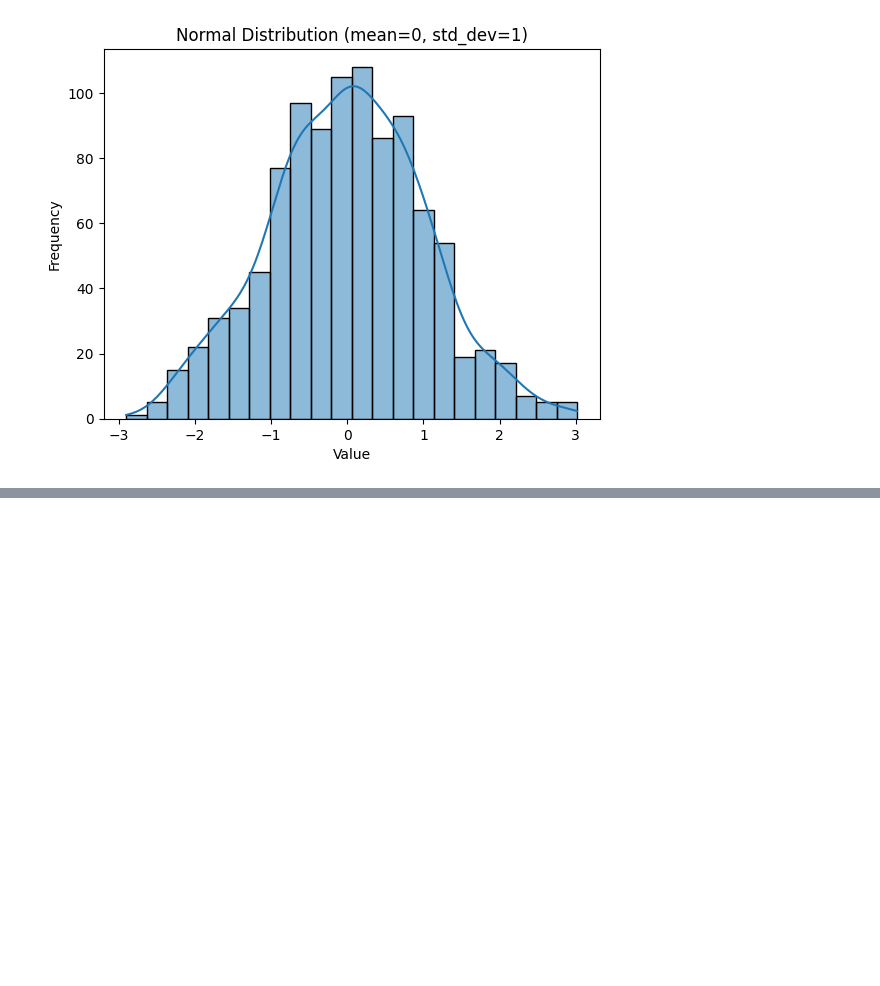
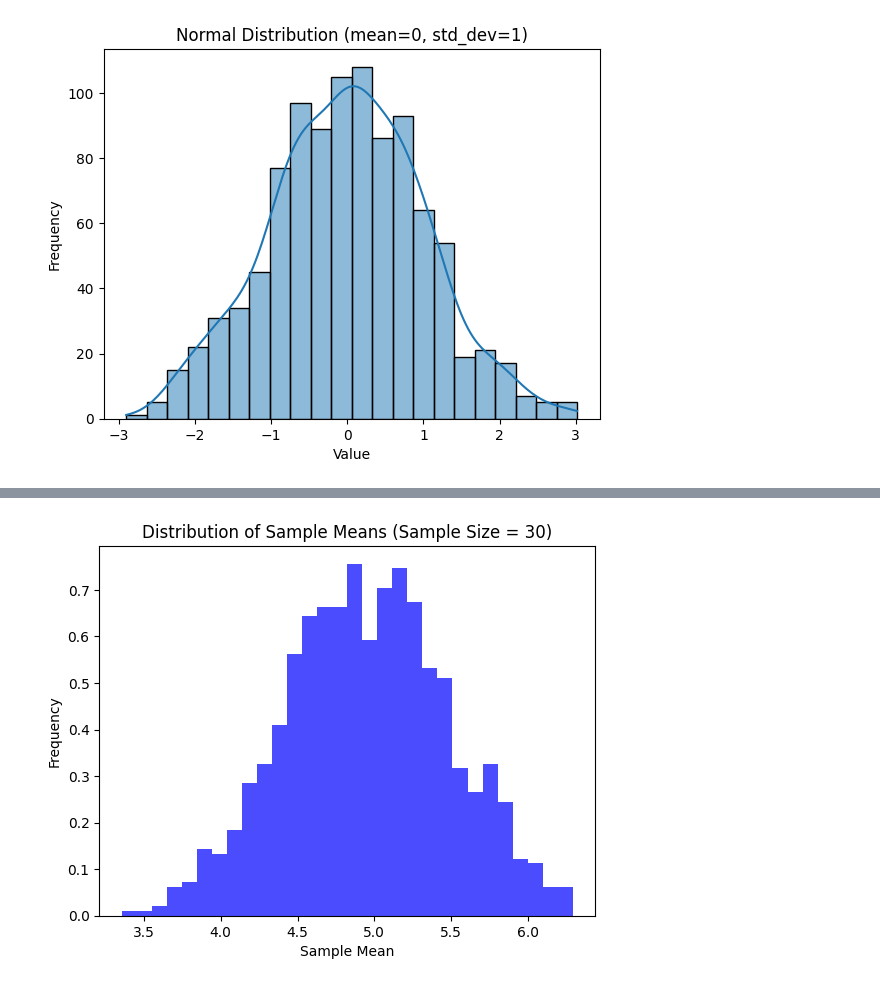
Before and after one commit to ritik-3/statistic-lerarning, a Jupyter notebook: main.ipynb, the cells around one changed output, grey strips where cells are left out. Cells and saved outputs as stored; diff of their text form; code cells hidden in the pictures; blank space fills up the shorter version.

```diff
--- a/main.ipynb
+++ b/main.ipynb
@@ -288,0 +297,32 @@ plt.show()
+# %%
+# Function to demonstrate the Central Limit Theorem
+def central_limit_theorem(population, sample_size, num_samples):
+    sample_means = []
+
+    # Generate multiple samples from the population and calculate their means
+    for _ in range(num_samples):
+        sample = np.random.choice(population, size=sample_size)
+        sample_means.append(np.mean(sample))
+
+    return sample_means
+
+# Create a population that is not normally distributed (e.g., uniform)
+population = np.random.uniform(low=0, high=10, size=10000)
+
+# Set the sample size and number of samples
+sample_size = 30
+num_samples = 1000
+
+# Get the sample means using the central limit theorem function
+sample_means = central_limit_theorem(population, sample_size, num_samples)
+
+# Plot the distribution of sample means
+plt.hist(sample_means, bins=30, density=True, alpha=0.7, color='blue')
+plt.title(f"Distribution of Sample Means (Sample Size = {sample_size})")
+plt.xlabel("Sample Mean")
+plt.ylabel("Frequency")
+
+# Show the plot
+plt.show()
+# %% [output]
+[figure, added]
```
Also changed, not shown: parts of 1 cell of this notebook.
